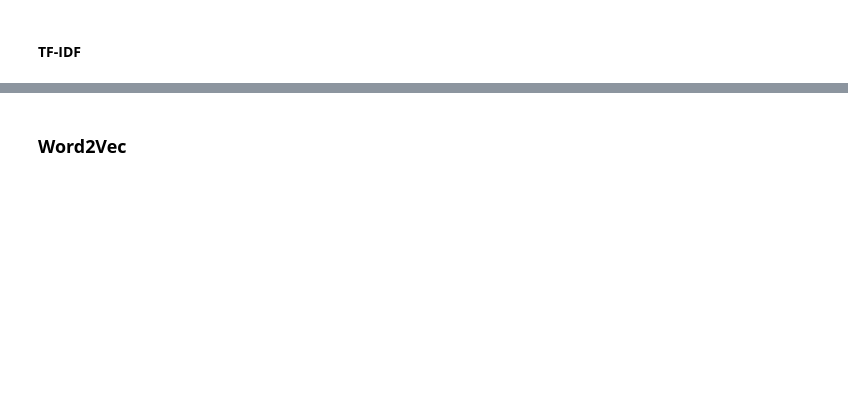
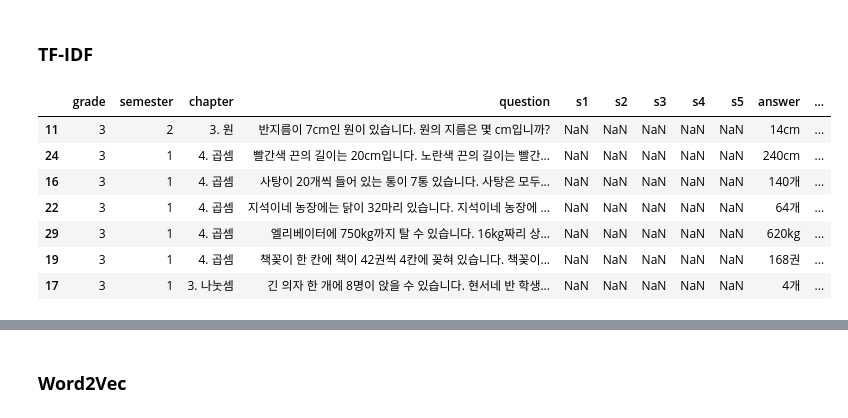
Before and after one commit to zissuuo/MathMates, a Jupyter notebook: cosinesimilarity.ipynb, the cells around one changed output, grey strips where cells are left out. Cells and saved outputs as stored; diff of their text form; code cells hidden in the pictures; blank space fills up the shorter version.

```diff
--- a/cosinesimilarity.ipynb
+++ b/cosinesimilarity.ipynb
@@ -3,20 +1,36 @@ import pandas as pd
+# %%
+question = '세로가 가로의 3 배인 직사각형이 있습니다. 이 직사각형의 가로가 9cm 일 때, 네 변의 길이의 합은 몇 cm입니까?'
 # %% [markdown]
-#### **TF-IDF**
+### **TF-IDF**
 # %%
+import pandas as pd
 from sklearn.feature_extraction.text import TfidfVectorizer
 from sklearn.metrics.pairwise import cosine_similarity
 
 df = pd.read_csv('item_pool.csv')
 
-question = '가장 큰 수와 가장 작은 수의 곱을 구하시오. 309 54 91 636'
-
+# TF-IDF Vectorizer
 vectorizer = TfidfVectorizer()
 
+# Fit and transform the vectorizer
 X = vectorizer.fit_transform(df['question'])
 Y = vectorizer.transform([question])
 
+# 코사인 유사도 계산
 cosine_sim = cosine_similarity(Y, X)
 cosine_sim = cosine_sim.flatten()
 
+# 코사인 유사도를 데이터프레임에 추가
 df['cosine_sim'] = cosine_sim
-df = df.sort_values(by='cosine_sim', ascending=False)
+
+tfidf_df = df.sort_values(by='cosine_sim', ascending=False)
+tfidf_df.head(7)
+# %% [output]
+|  | grade | semester | chapter | question | s1 | s2 | s3 | s4 | s5 | answer | ... |
+| 11 | 3 | 2 | 3. 원 | 반지름이 7cm인 원이 있습니다. 원의 지름은 몇 cm입니까? | NaN | NaN | NaN | NaN | NaN | 14cm | ... |
+| 24 | 3 | 1 | 4. 곱셈 | 빨간색 끈의 길이는 20cm입니다. 노란색 끈의 길이는 빨간... | NaN | NaN | NaN | NaN | NaN | 240cm | ... |
+| 16 | 3 | 1 | 4. 곱셈 | 사탕이 20개씩 들어 있는 통이 7통 있습니다. 사탕은 모두... | NaN | NaN | NaN | NaN | NaN | 140개 | ... |
+| 22 | 3 | 1 | 4. 곱셈 | 지석이네 농장에는 닭이 32마리 있습니다. 지석이네 농장에 ... | NaN | NaN | NaN | NaN | NaN | 64개 | ... |
+| 29 | 3 | 1 | 4. 곱셈 | 엘리베이터에 750kg까지 탈 수 있습니다. 16kg짜리 상... | NaN | NaN | NaN | NaN | NaN | 620kg | ... |
+| 19 | 3 | 1 | 4. 곱셈 | 책꽂이 한 칸에 책이 42권씩 4칸에 꽂혀 있습니다. 책꽂이... | NaN | NaN | NaN | NaN | NaN | 168권 | ... |
+| 17 | 3 | 1 | 3. 나눗셈 | 긴 의자 한 개에 8명이 앉을 수 있습니다. 현서네 반 학생... | NaN | NaN | NaN | NaN | NaN | 4개 | ... |
```
Also changed, not shown: parts of 9 cells of this notebook, 20 other files.
